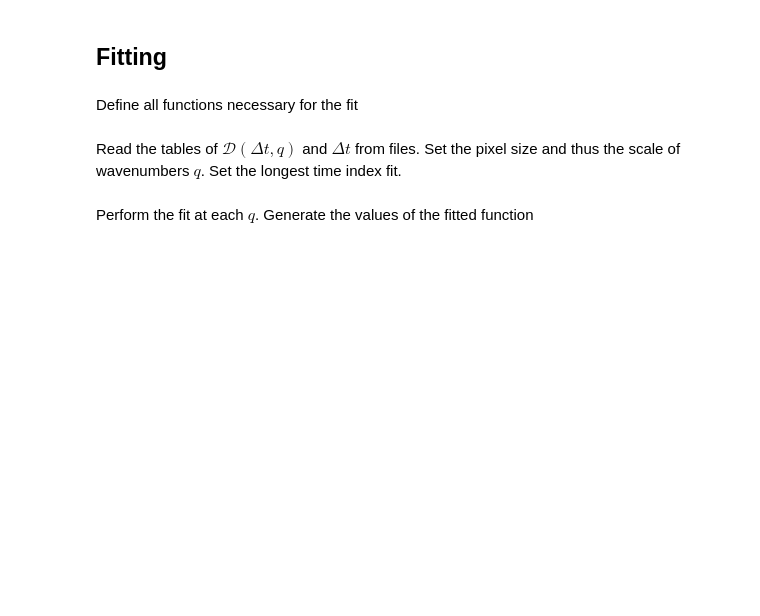
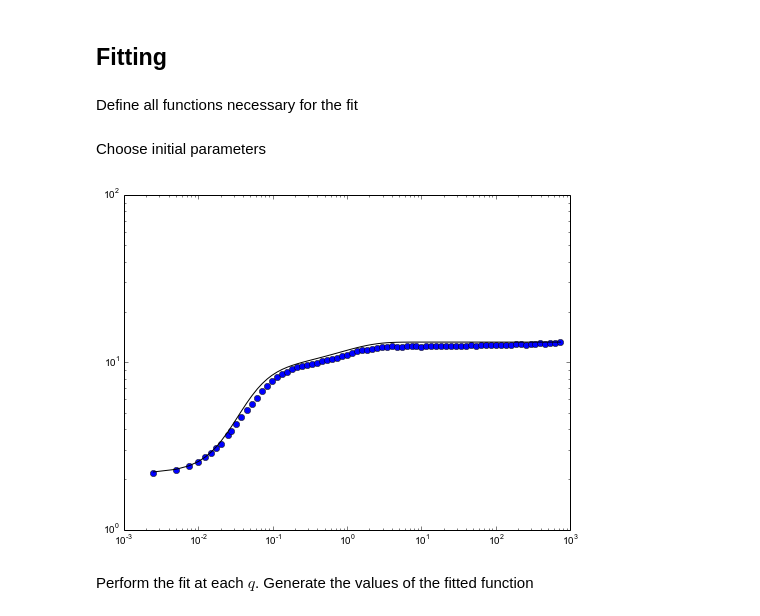
Before and after one commit to MathieuLeocmach/DDM, a Jupyter notebook: python/fit_bacteria.ipynb, the cells around one changed output. Drawn from its saved outputs; the diff is of its cells as text; code cells hidden in the pictures; blank space fills up the shorter version.

```diff
--- a/python/fit_bacteria.ipynb
+++ b/python/fit_bacteria.ipynb
@@ -13,20 +73,26 @@ from matplotlib.colors import LogNorm
 # %% [markdown]
 Define all functions necessary for the fit
 # %%
-def Pv(dts, q, Z, tr):
-    a = (Z+1)*tr/dts
-    return a/Z * np.sin(Z * np.arctan(1/a)) * (1 + a**(-2))**(Z/2)
+def Pv(dts, q, tr, Z):
+    a = dts / tr / (Z+1.)
+    return 1./(a*Z) * np.sin(Z * np.arctan(a)) * (1 + a**2)**(-Z/2.)
 
-ISF = lambda dts, q, Z, tr, td, alpha: np.exp(-dts/td) * ((1-alpha) + alpha * Pv(dts, q, Z, tr))
-LogDDM = lambda p, q, dts: np.log(p[0] * (1 - ISF(dts, q, *p[2:])) + p[1]);
+ISF = lambda dts, q, td, tr, alpha, Z: np.exp(-dts/td) * ((1-alpha) + alpha * Pv(dts, q, tr, Z))
+#bound A>0, B>0, tau_d>0, tau_r>0 and 0<alpha<1
+LogDDM = lambda p, q, dts: np.log(np.abs(p[0]) * (1 - ISF(dts, q, np.abs(p[2]), np.abs(p[3]), alpha = 0.5*(1 + np.tanh(p[-2])), Z=p[-1])) + np.abs(p[1]));
+simpleLogDDM = lambda p, dts: np.log(p[0] * (1-np.exp(-dts/p[2])) + p[1])
-# %% [markdown]
-Read the tables of $\mathcal{D}(\Delta t, q)$ and $\Delta t$ from files. Set the pixel size and thus the scale of wavenumbers $q$. Set the longest time index fit.
-# %%
-DDM = np.load('DDM_bacteria.npy')
-dts = np.load('dt_bacteria.npy')
-pixelSize = 6.450/10. #in micrometre
-qs = 2*np.pi/(2*DDM.shape[-1]*pixelSize) * np.arange(DDM.shape[-1])
-tmax = -20
+# %% [markdown]
+Choose initial parameters
+# %%
+figure(figsize=(8,6))
+iq = 100
+#test initial parameters
+plot(dts[:tmax], DDM[:tmax,iq], 'o')
+plot(dts[:tmax], DDM[:tmax,iq].ptp()*(1-ISF(dts[:tmax], qs[iq], 1/(0.28 * qs[iq]**2), 1./(21*qs[iq]), 0.65, 1)) + DDM[:tmax,iq].min(), 'k-')
+xscale('log')
+yscale('log')
+# %% [output]
+[figure, added]
 # %% [markdown]
 Perform the fit at each $q$. Generate the values of the fitted function
 # %%
```
Also changed, not shown: parts of 18 cells of this notebook.
